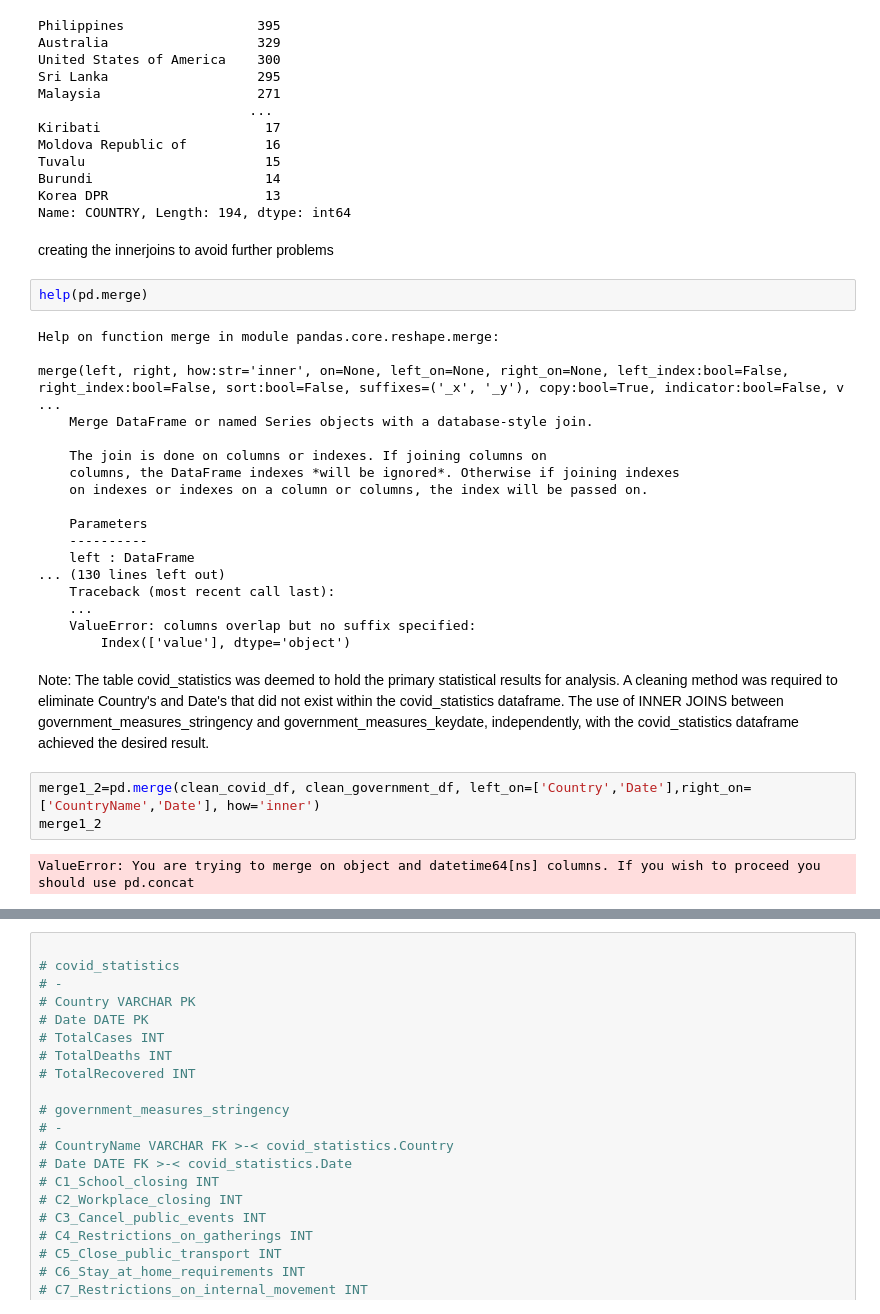
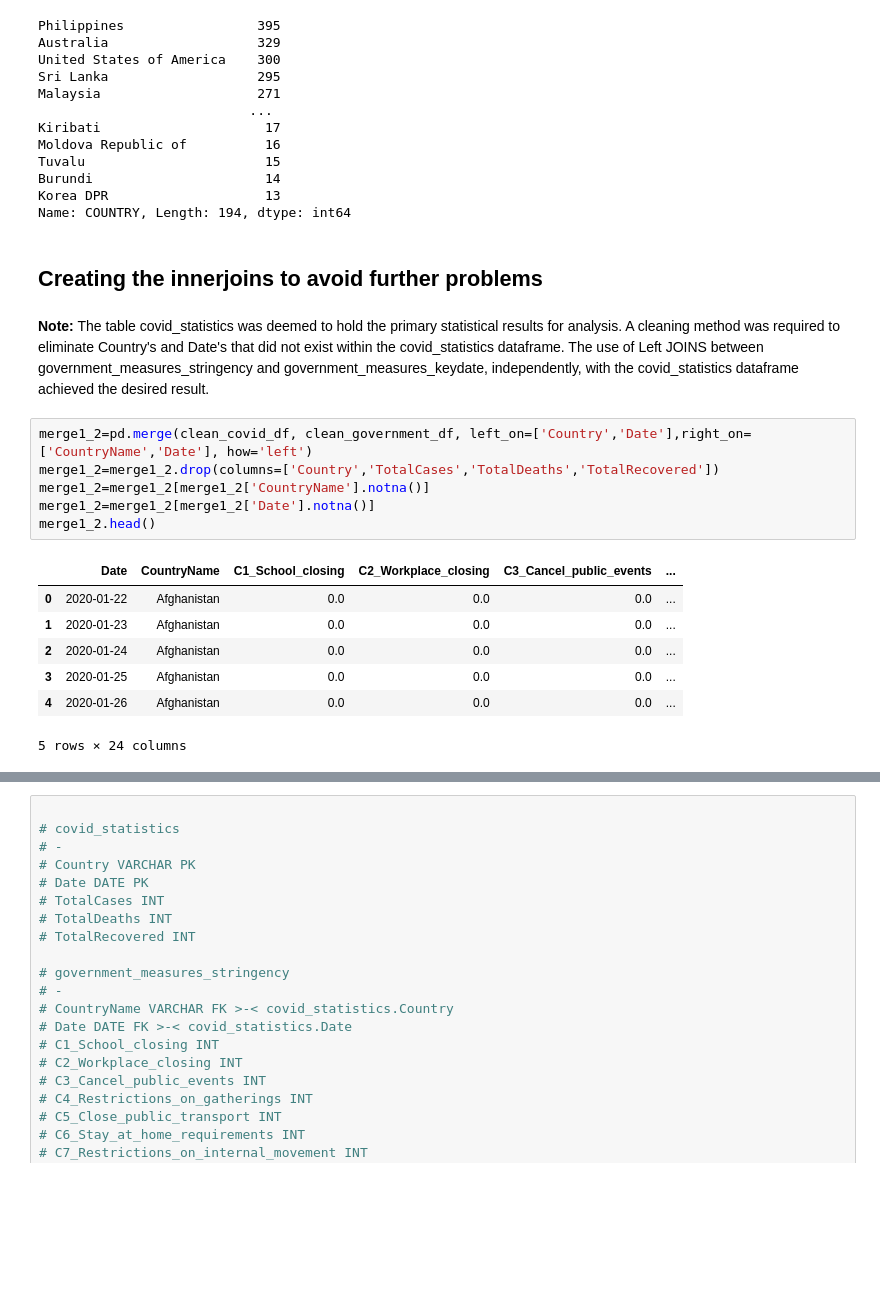
Before and after one commit to darrenlefort/ETL-Project, a Jupyter notebook: ETL PROJECT.ipynb, the cells around one changed output, grey strips where cells are left out. Cells and saved outputs as stored; diff of their text form; blank space fills up the shorter version.

```diff
--- a/ETL PROJECT.ipynb
+++ b/ETL PROJECT.ipynb
@@ -299,31 +306,20 @@ Burundi                      14
 Korea DPR                    13
 Name: COUNTRY, Length: 194, dtype: int64
 # %% [markdown]
-creating the innerjoins to avoid further problems
+## __Creating the innerjoins to avoid further problems__
-# %%
-help(pd.merge)
-# %% [output]
-Help on function merge in module pandas.core.reshape.merge:
-
-merge(left, right, how:str='inner', on=None, left_on=None, right_on=None, left_index:bool=False, right_index:bool=False, sort:bool=False, suffixes=('_x', '_y'), copy:bool=True, indicator:bool=False, v ...
-    Merge DataFrame or named Series objects with a database-style join.
-
-    The join is done on columns or indexes. If joining columns on
-    columns, the DataFrame indexes *will be ignored*. Otherwise if joining indexes
-    on indexes or indexes on a column or columns, the index will be passed on.
-
-    Parameters
-    ----------
-    left : DataFrame
-... (130 lines left out)
-    Traceback (most recent call last):
-    ...
-    ValueError: columns overlap but no suffix specified:
-        Index(['value'], dtype='object')
 # %% [markdown]
-Note: The table covid_statistics was deemed to hold the primary statistical results for analysis. A cleaning method was required to eliminate Country's and Date's that did not exist within the covid_statistics dataframe. The use of INNER JOINS between government_measures_stringency and government_measures_keydate, independently, with the covid_statistics dataframe achieved the desired result.
+__Note:__ The table covid_statistics was deemed to hold the primary statistical results for analysis. A cleaning method was required to eliminate Country's and Date's that did not exist within the covid_statistics dataframe. The use of Left JOINS between government_measures_stringency and government_measures_keydate, independently, with the covid_statistics dataframe achieved the desired result.
 # %%
-merge1_2=pd.merge(clean_covid_df, clean_government_df, left_on=['Country','Date'],right_on=['CountryName','Date'], how='inner')
-merge1_2
+merge1_2=pd.merge(clean_covid_df, clean_government_df, left_on=['Country','Date'],right_on=['CountryName','Date'], how='left')
+merge1_2=merge1_2.drop(columns=['Country','TotalCases','TotalDeaths','TotalRecovered'])
+merge1_2=merge1_2[merge1_2['CountryName'].notna()]
+merge1_2=merge1_2[merge1_2['Date'].notna()]
+merge1_2.head()
 # %% [output]
+|  | Date | CountryName | C1_School_closing | C2_Workplace_closing | C3_Cancel_public_events | ... |
+| 0 | 2020-01-22 | Afghanistan | 0.0 | 0.0 | 0.0 | ... |
+| 1 | 2020-01-23 | Afghanistan | 0.0 | 0.0 | 0.0 | ... |
+| 2 | 2020-01-24 | Afghanistan | 0.0 | 0.0 | 0.0 | ... |
+| 3 | 2020-01-25 | Afghanistan | 0.0 | 0.0 | 0.0 | ... |
+| 4 | 2020-01-26 | Afghanistan | 0.0 | 0.0 | 0.0 | ... |
-ValueError: You are trying to merge on object and datetime64[ns] columns. If you wish to proceed you should use pd.concat
+5 rows × 24 columns
```
Also changed, not shown: parts of 13 cells of this notebook, 4 other files.
